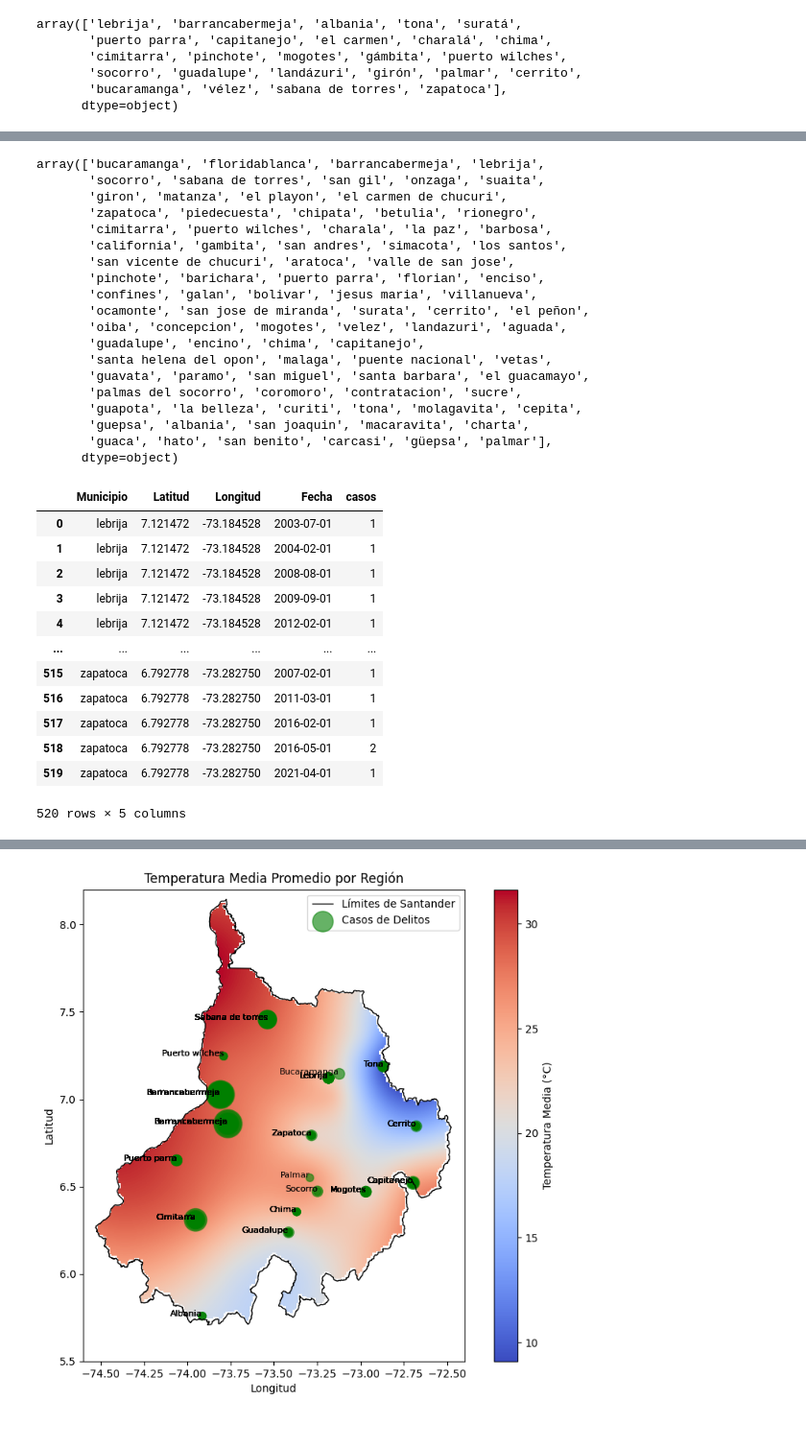
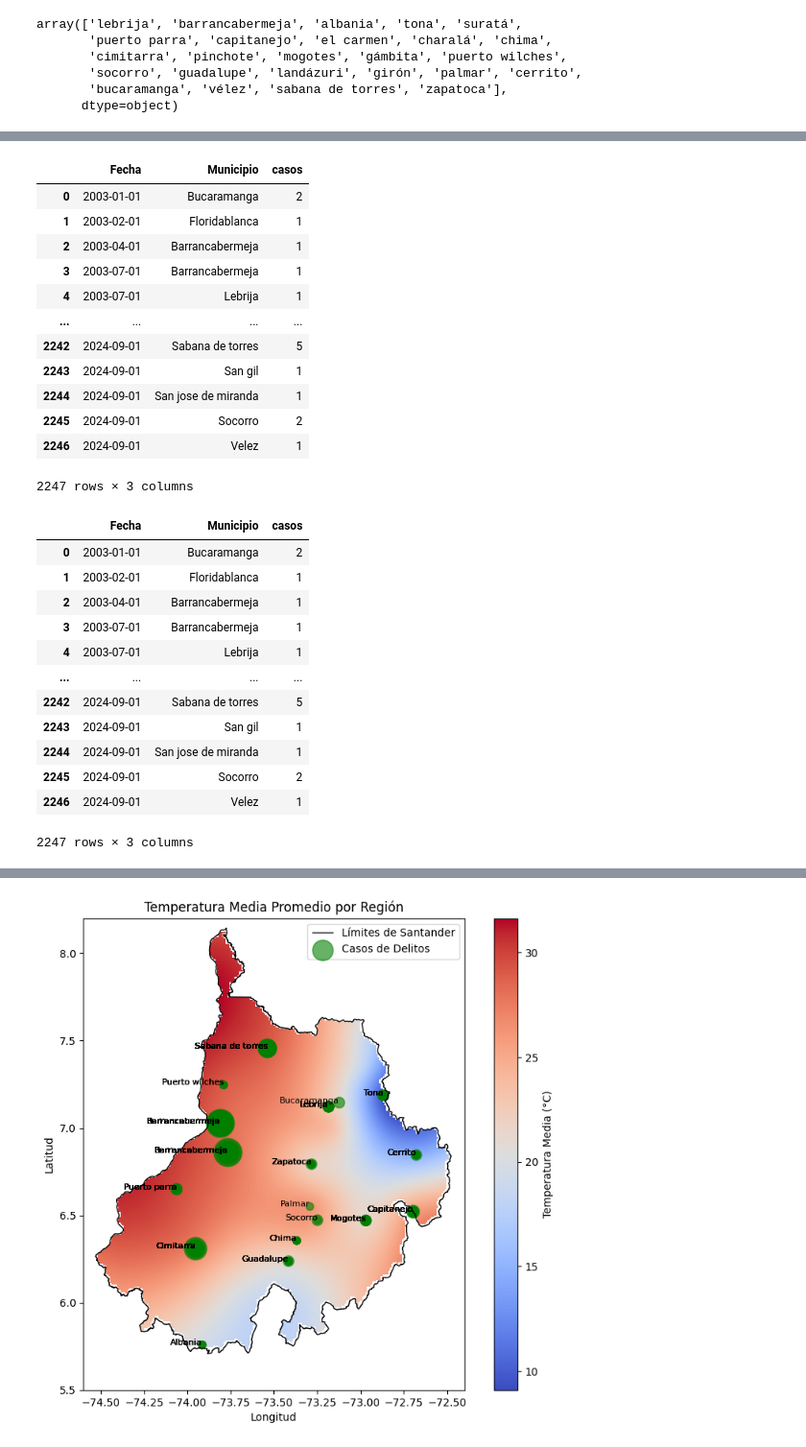
Before and after one commit to leonsuarez24/FIRENET, a Jupyter notebook: notebooks/delitos.ipynb, the cells around one changed output, grey strips where cells are left out. Shown: that part at 96% size. Saved outputs shown, nothing was run; the diff lists cells and outputs as text; code cells hidden in the pictures.

```diff
--- a/notebooks/delitos.ipynb
+++ b/notebooks/delitos.ipynb
@@ -110,39 +192,33 @@ array(['lebrija', 'barrancabermeja', 'albania', 'tona', 'suratá',
+# %%
+delitos_mes_df['Municipio'] = delitos_mes_df['Municipio'].str.capitalize()
+delitos_mes_df
+# %% [output]
+|  | Fecha | Municipio | casos |
+| 0 | 2003-01-01 | Bucaramanga | 2 |
+| 1 | 2003-02-01 | Floridablanca | 1 |
+| 2 | 2003-04-01 | Barrancabermeja | 1 |
+| 3 | 2003-07-01 | Barrancabermeja | 1 |
+| 4 | 2003-07-01 | Lebrija | 1 |
+| ... | ... | ... | ... |
+| 2242 | 2024-09-01 | Sabana de torres | 5 |
+| 2243 | 2024-09-01 | San gil | 1 |
+| 2244 | 2024-09-01 | San jose de miranda | 1 |
+| 2245 | 2024-09-01 | Socorro | 2 |
+| 2246 | 2024-09-01 | Velez | 1 |
+2247 rows × 3 columns
 # %%
-delitos_mes_df['Municipio'].unique()
+delitos_mes_df
 # %% [output]
+|  | Fecha | Municipio | casos |
+| 0 | 2003-01-01 | Bucaramanga | 2 |
+| 1 | 2003-02-01 | Floridablanca | 1 |
+| 2 | 2003-04-01 | Barrancabermeja | 1 |
+| 3 | 2003-07-01 | Barrancabermeja | 1 |
+| 4 | 2003-07-01 | Lebrija | 1 |
+| ... | ... | ... | ... |
+| 2242 | 2024-09-01 | Sabana de torres | 5 |
+| 2243 | 2024-09-01 | San gil | 1 |
+| 2244 | 2024-09-01 | San jose de miranda | 1 |
+| 2245 | 2024-09-01 | Socorro | 2 |
+| 2246 | 2024-09-01 | Velez | 1 |
-array(['bucaramanga', 'floridablanca', 'barrancabermeja', 'lebrija',
-       'socorro', 'sabana de torres', 'san gil', 'onzaga', 'suaita',
-       'giron', 'matanza', 'el playon', 'el carmen de chucuri',
-       'zapatoca', 'piedecuesta', 'chipata', 'betulia', 'rionegro',
-       'cimitarra', 'puerto wilches', 'charala', 'la paz', 'barbosa',
-       'california', 'gambita', 'san andres', 'simacota', 'los santos',
-       'san vicente de chucuri', 'aratoca', 'valle de san jose',
-       'pinchote', 'barichara', 'puerto parra', 'florian', 'enciso',
-       'confines', 'galan', 'bolivar', 'jesus maria', 'villanueva',
-       'ocamonte', 'san jose de miranda', 'surata', 'cerrito', 'el peñon',
-       'oiba', 'concepcion', 'mogotes', 'velez', 'landazuri', 'aguada',
-       'guadalupe', 'encino', 'chima', 'capitanejo',
-       'santa helena del opon', 'malaga', 'puente nacional', 'vetas',
-       'guavata', 'paramo', 'san miguel', 'santa barbara', 'el guacamayo',
-       'palmas del socorro', 'coromoro', 'contratacion', 'sucre',
-       'guapota', 'la belleza', 'curiti', 'tona', 'molagavita', 'cepita',
-       'guepsa', 'albania', 'san joaquin', 'macaravita', 'charta',
-       'guaca', 'hato', 'san benito', 'carcasi', 'güepsa', 'palmar'],
-      dtype=object)
+2247 rows × 3 columns
-# %%
-merged_df = merged_df[['Municipio','Latitud','Longitud','Fecha','casos']]
-merged_df
-# %% [output]
-|  | Municipio | Latitud | Longitud | Fecha | casos |
-| 0 | lebrija | 7.121472 | -73.184528 | 2003-07-01 | 1 |
-| 1 | lebrija | 7.121472 | -73.184528 | 2004-02-01 | 1 |
-| 2 | lebrija | 7.121472 | -73.184528 | 2008-08-01 | 1 |
-| 3 | lebrija | 7.121472 | -73.184528 | 2009-09-01 | 1 |
-| 4 | lebrija | 7.121472 | -73.184528 | 2012-02-01 | 1 |
-| ... | ... | ... | ... | ... | ... |
-| 515 | zapatoca | 6.792778 | -73.282750 | 2007-02-01 | 1 |
-| 516 | zapatoca | 6.792778 | -73.282750 | 2011-03-01 | 1 |
-| 517 | zapatoca | 6.792778 | -73.282750 | 2016-02-01 | 1 |
-| 518 | zapatoca | 6.792778 | -73.282750 | 2016-05-01 | 2 |
-| 519 | zapatoca | 6.792778 | -73.282750 | 2021-04-01 | 1 |
-520 rows × 5 columns
```
Also changed, not shown: parts of 9 cells of this notebook, 4 other files.
